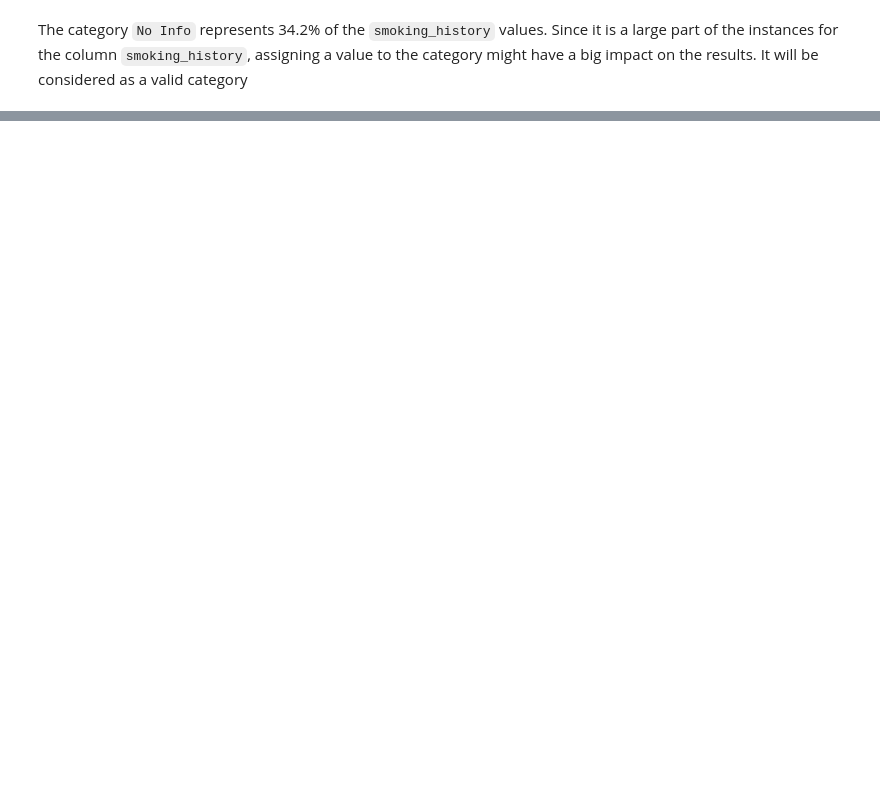
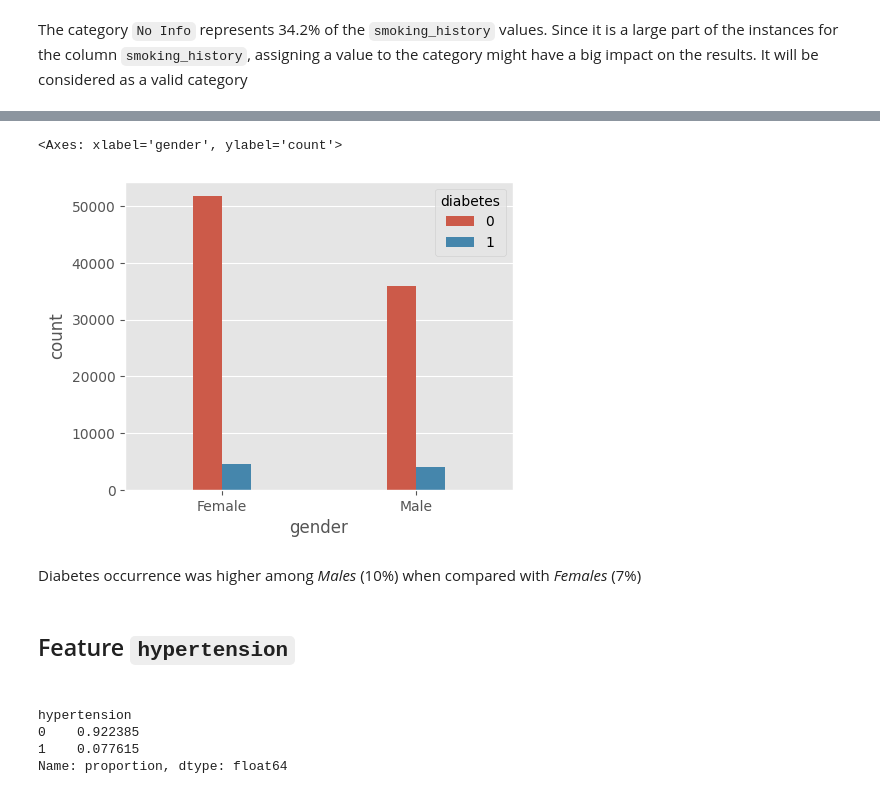
Before and after one commit to andreprovensi/diabetes_machine_learning_app, a Jupyter notebook: diabetes_notebook.ipynb, the cells around one changed output, grey strips where cells are left out. Saved outputs shown, nothing was run; the diff lists cells and outputs as text; code cells hidden in the pictures; blank space fills up the shorter version.

```diff
--- a/diabetes_notebook.ipynb
+++ b/diabetes_notebook.ipynb
@@ -164,0 +208,19 @@ Name: proportion, dtype: float64
+# %%
+# Plotting gender distribution
+plt.figure(figsize=(5,4))
+sns.countplot(data=df,x='gender',width=0.3, hue='diabetes')
+# %% [output]
+<Axes: xlabel='gender', ylabel='count'>
+[figure, added]
+# %% [markdown]
+<div>Diabetes occurrence was higher among <i>Males</i> (10%) when compared with <i>Females</i> (7%)<div>
+# %% [markdown]
+<h2>Feature <code>hypertension</code><h2>
+# %%
+# Proportion for hypertension
+df['hypertension'].value_counts(normalize=True)
+# %% [output]
+hypertension
+0    0.922385
+1    0.077615
+Name: proportion, dtype: float64
```
Also changed, not shown: parts of 18 cells of this notebook.
